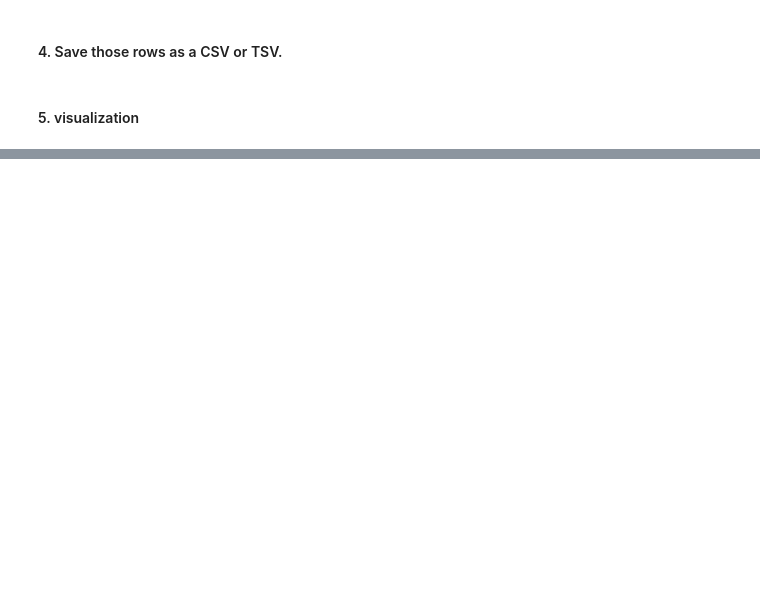
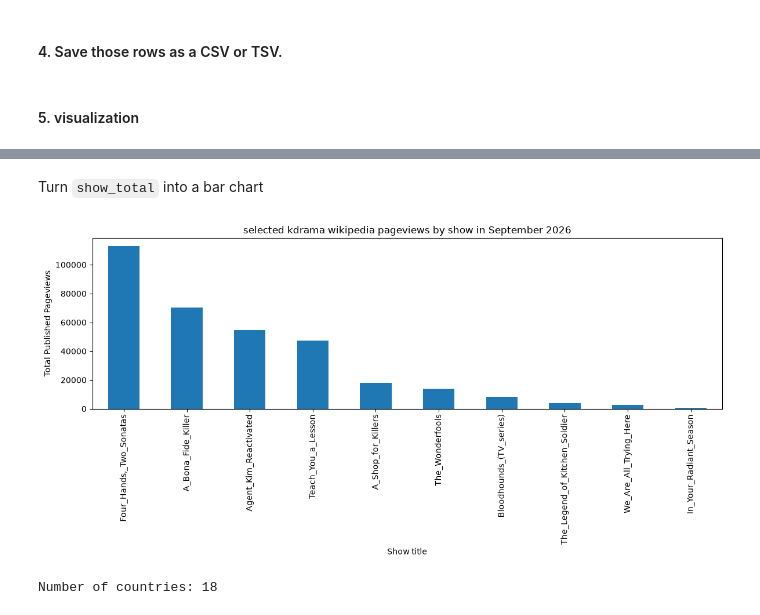
Before and after one commit to lejunannali324/cs315week5wed, a Jupyter notebook: week5-wed-notebook.ipynb, the cells around one changed output, grey strips where cells are left out. Cells and saved outputs as stored; diff of their text form; code cells hidden in the pictures; blank space fills up the shorter version.

```diff
--- a/week5-wed-notebook.ipynb
+++ b/week5-wed-notebook.ipynb
@@ -417,0 +466,3 @@ september_df.to_csv("sep_page.csv", index=False)
+# %%
+show_total = september_df.groupby('page_title')['gbc'].sum().sort_values(ascending=False)
+show_total
@@ -417,0 +482,15 @@ september_df.to_csv("sep_page.csv", index=False)
+# %% [markdown]
+Turn `show_total` into a bar chart
+# %%
+
+show_total.plot(kind='bar', figsize=(12, 6), title='selected kdrama wikipedia pageviews by show in September 2026')
+plt.xlabel('Show title')
+plt.ylabel('Total Published Pageviews')
+plt.tight_layout()
+plt.show()
+# %% [output]
+[figure, added]
+# %%
+print("Number of countries:", len(country_totals))
+# %% [output]
+Number of countries: 18
```
Also changed, not shown: parts of 13 cells of this notebook, 1 other file.
